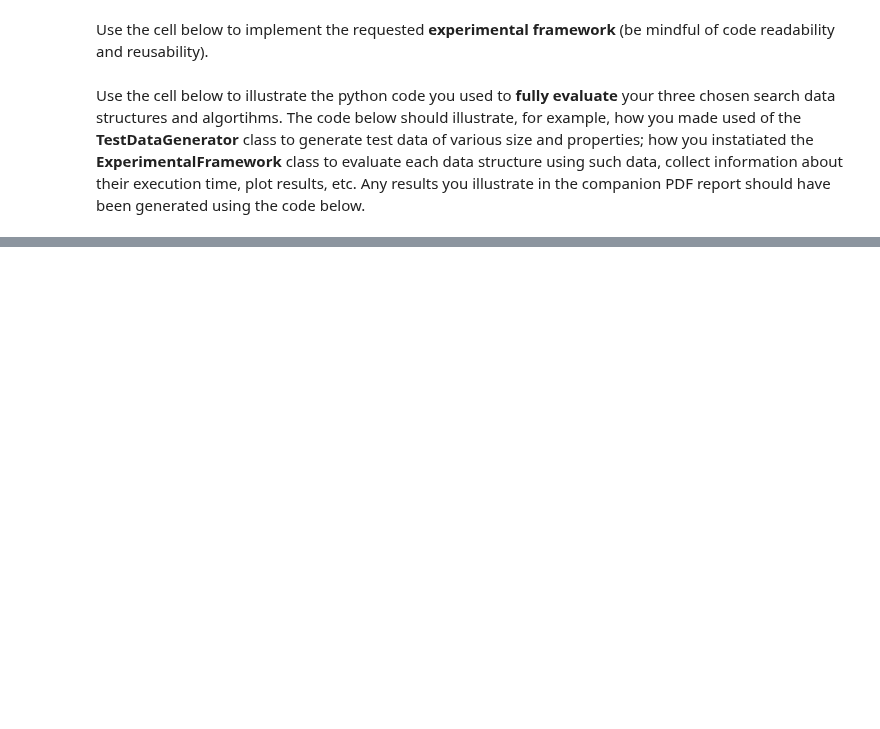
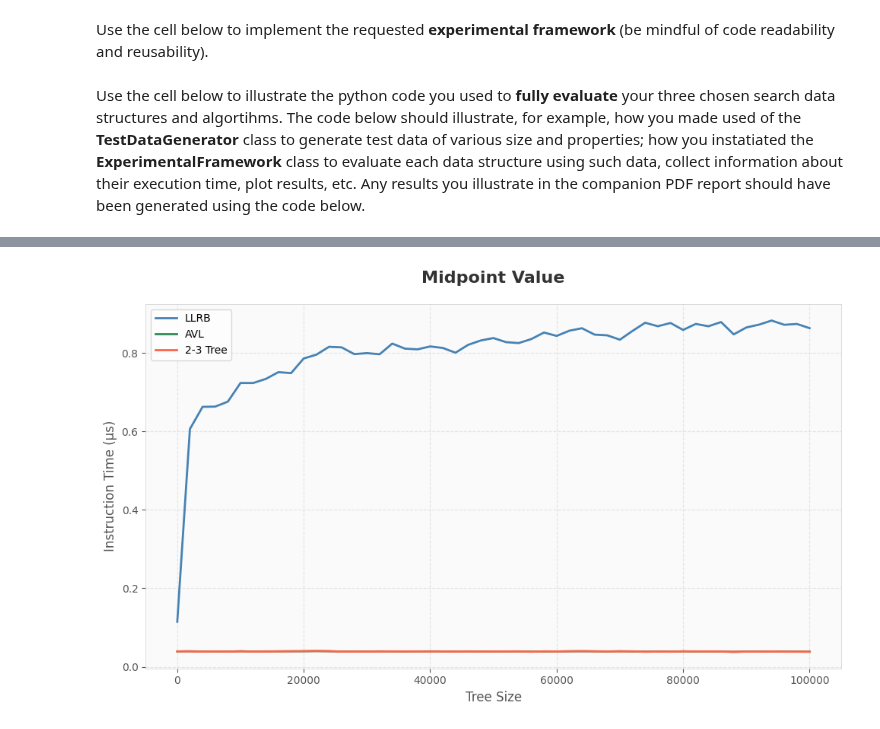
Before and after one commit to Zhou-London/Algorithm-Research, a Jupyter notebook: comp0005-coursework-2025/grp-XXX-0005code.ipynb, the cells around one changed output, grey strips where cells are left out. Drawn from its saved outputs; the diff is of its cells as text; code cells hidden in the pictures; blank space fills up the shorter version.

```diff
--- a/comp0005-coursework-2025/grp-XXX-0005code.ipynb
+++ b/comp0005-coursework-2025/grp-XXX-0005code.ipynb
@@ -488,0 +561,7 @@ framework.evaluate(testGen.IntegerLinear(), "LLRB: Linear Integer List")
+# %%
+testGen = TestDataGenerator(100000)
+framework = ExperimentalFramework(num_searches=100)
+framework.evaluate(testGen.IntegerMidpoint(min_val=-100000, max_val=100000))
+framework.visualize("Midpoint Value")
+# %% [output]
+[figure, added]
```
Also changed, not shown: parts of 11 cells of this notebook, 1 other file.
